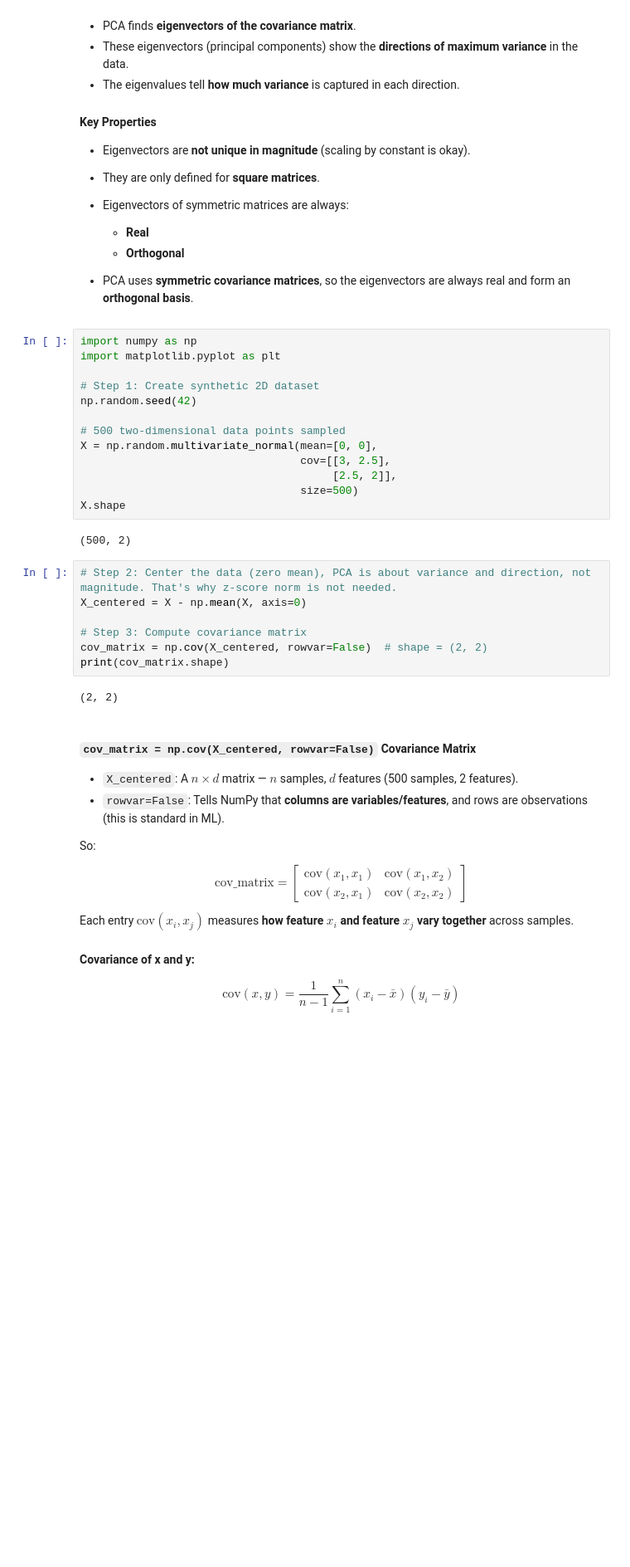
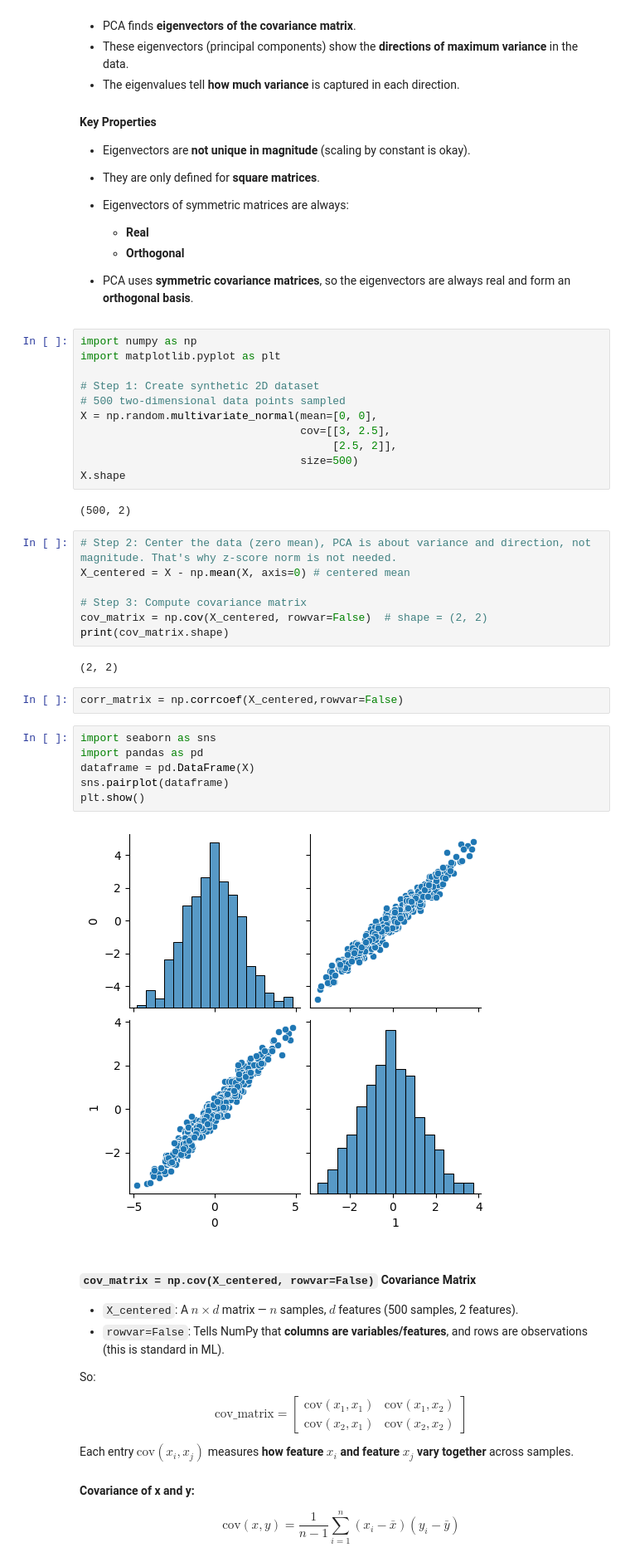
Before and after one commit to retiredbatmanforsale/lexai-fellowship, a Jupyter notebook: linear_algebra_eigenvalues_eigenvectors.ipynb, the cells around one changed output. Shown at 83% size. Saved outputs shown, nothing was run; the diff lists cells and outputs as text; blank space fills up the shorter version.

```diff
--- a/linear_algebra_eigenvalues_eigenvectors.ipynb
+++ b/linear_algebra_eigenvalues_eigenvectors.ipynb
@@ -257,8 +257,6 @@ import numpy as np
 import matplotlib.pyplot as plt
 
 # Step 1: Create synthetic 2D dataset
-np.random.seed(42)
-
 # 500 two-dimensional data points sampled
 X = np.random.multivariate_normal(mean=[0, 0],
                                   cov=[[3, 2.5],
@@ -269,13 +267,23 @@ X.shape
 (500, 2)
 # %%
 # Step 2: Center the data (zero mean), PCA is about variance and direction, not magnitude. That's why z-score norm is not needed.
-X_centered = X - np.mean(X, axis=0)
+X_centered = X - np.mean(X, axis=0) # centered mean
 
 # Step 3: Compute covariance matrix
 cov_matrix = np.cov(X_centered, rowvar=False)  # shape = (2, 2)
 print(cov_matrix.shape)
 # %% [output]
 (2, 2)
+# %%
+corr_matrix = np.corrcoef(X_centered,rowvar=False)
+# %%
+import seaborn as sns
+import pandas as pd
+dataframe = pd.DataFrame(X)
+sns.pairplot(dataframe)
+plt.show()
+# %% [output]
+[figure, added]
 # %% [markdown]
 #### `cov_matrix = np.cov(X_centered, rowvar=False)` **Covariance Matrix**
 
```
Also changed, not shown: parts of 5 cells of this notebook, 28 other files.
